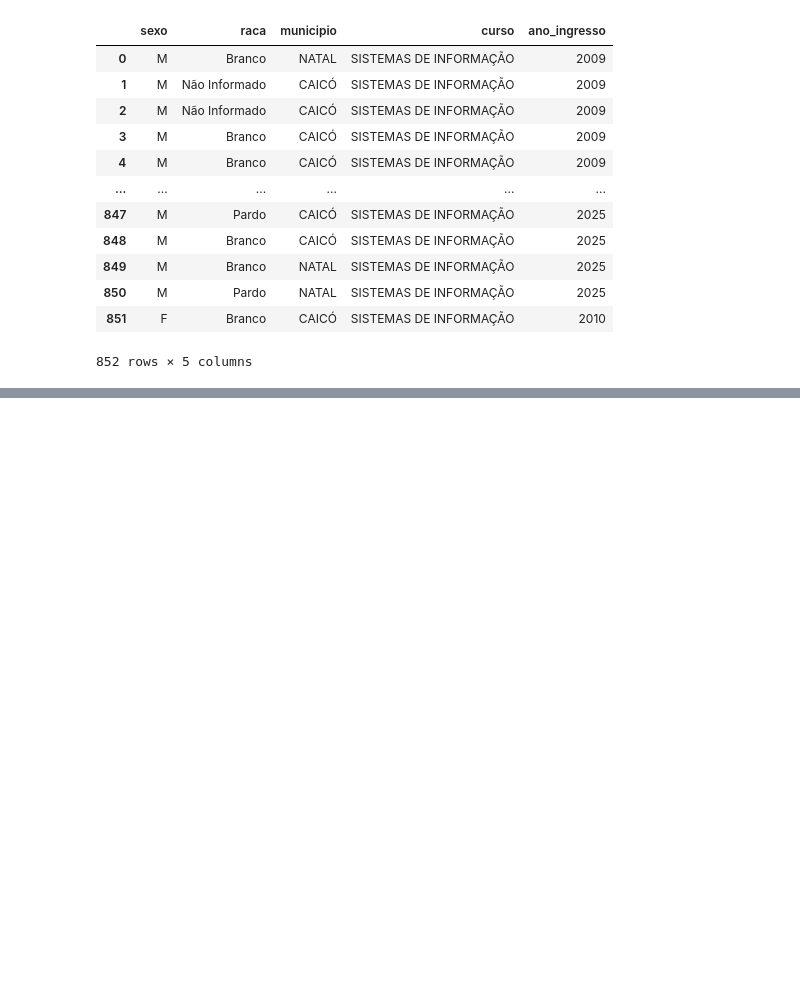
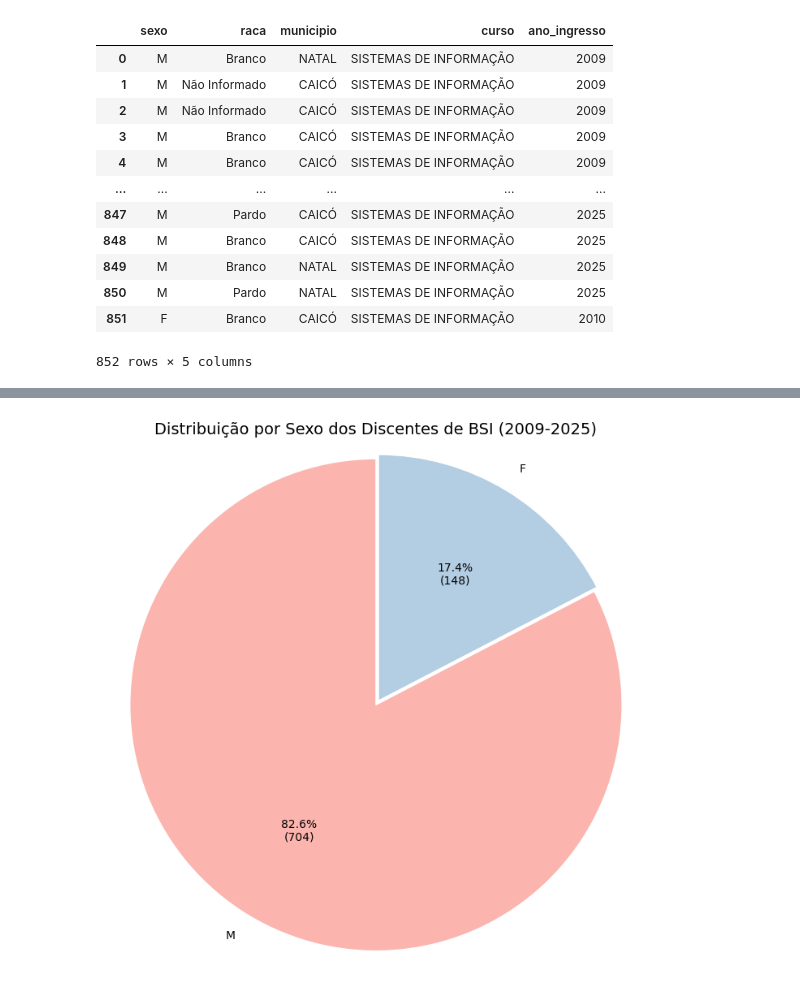
Before and after one commit to mtzdantas/analise-ceres, a Jupyter notebook: scripts/analysis/info_discentes.ipynb, the cells around one changed output, grey strips where cells are left out. Drawn from its saved outputs; the diff is of its cells as text; code cells hidden in the pictures; blank space fills up the shorter version.

Commit message:
feat: export graficos e melhorando readme

```diff
--- a/scripts/analysis/info_discentes.ipynb
+++ b/scripts/analysis/info_discentes.ipynb
@@ -24,7 +24,7 @@ discentes_info
 852 rows × 5 columns
 # %%
 # Função para criar gráfico de pizza
-def grafico_pizza(df_counts, coluna_cat, coluna_count, titulo, cores=None, explode_val=0.01, figsize=(7,7)):
+def grafico_pizza(df_counts, coluna_cat, coluna_count, titulo, nome_arquivo, cores=None, explode_val=0.01, figsize=(7,7)):
     if cores is None:
         import matplotlib.cm as cm
         cores = cm.Pastel1.colors
@@ -49,6 +49,7 @@ def grafico_pizza(df_counts, coluna_cat, coluna_count, titulo, cores=None, explo
     plt.title(titulo, fontsize=14)
     plt.axis('equal')
     plt.tight_layout()
+    plt.savefig(f'../../assets/{nome_arquivo}.png', dpi=300, bbox_inches='tight')
     plt.show()
 # %%
 # Visualizando a distribuição de discentes por sexo
@@ -57,6 +62,8 @@ df_sexos
 # %%
 # Gerando o gráfico de pizza
-grafico_pizza(df_sexos, 'sexo', 'count', 'Distribuição por Sexo dos Discentes')
+grafico_pizza(df_sexos, 'sexo', 'count', 'Distribuição por Sexo dos Discentes de BSI (2009-2025)', 'sexo_discentes')
+# %% [output]
+[figure, added]
 # %%
 # Visualizando a distribuição de discentes por raça
 df_raca = discentes_info['raca'].value_counts().reset_index()
```
Also changed, not shown: parts of 7 cells of this notebook, 11 other files.
